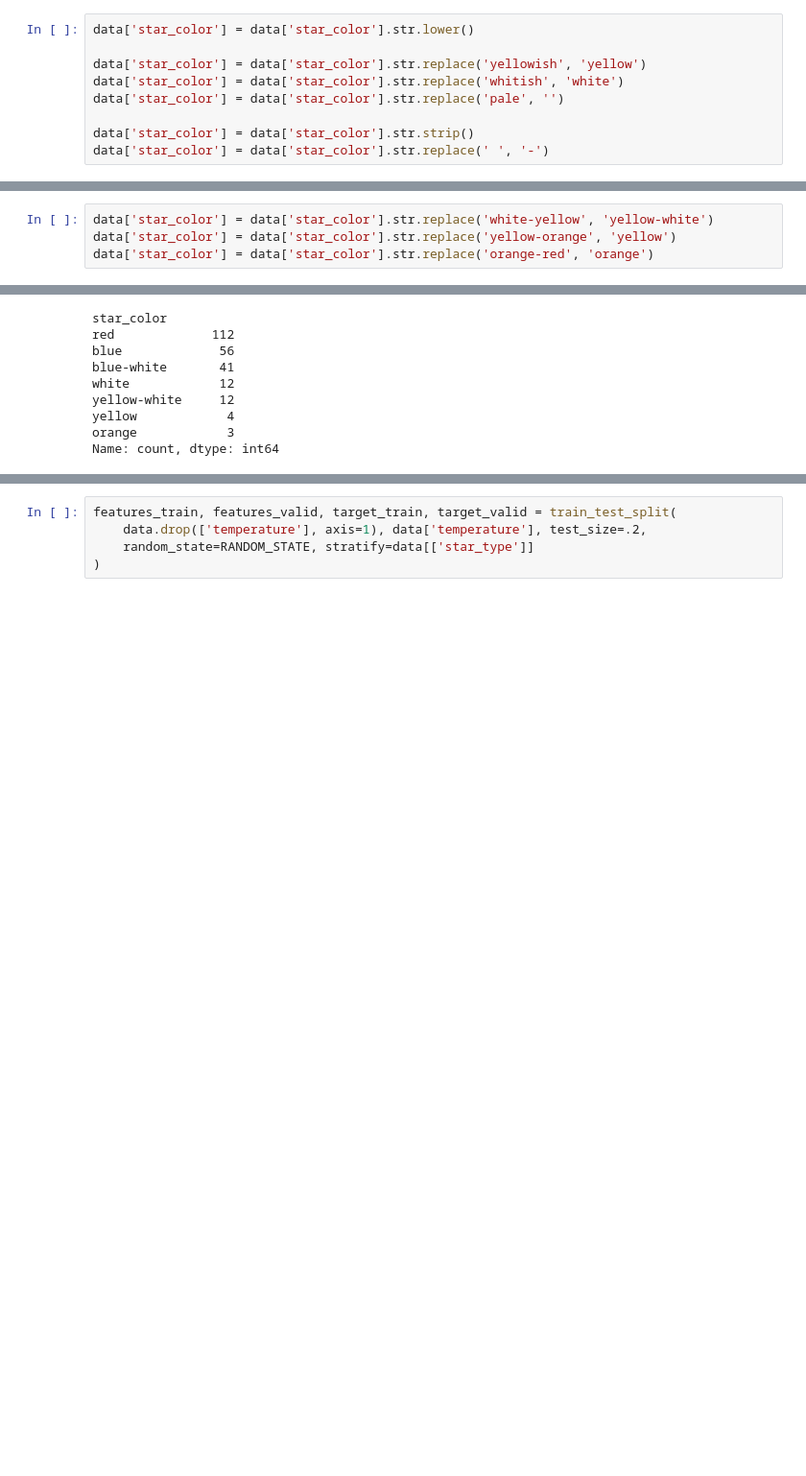
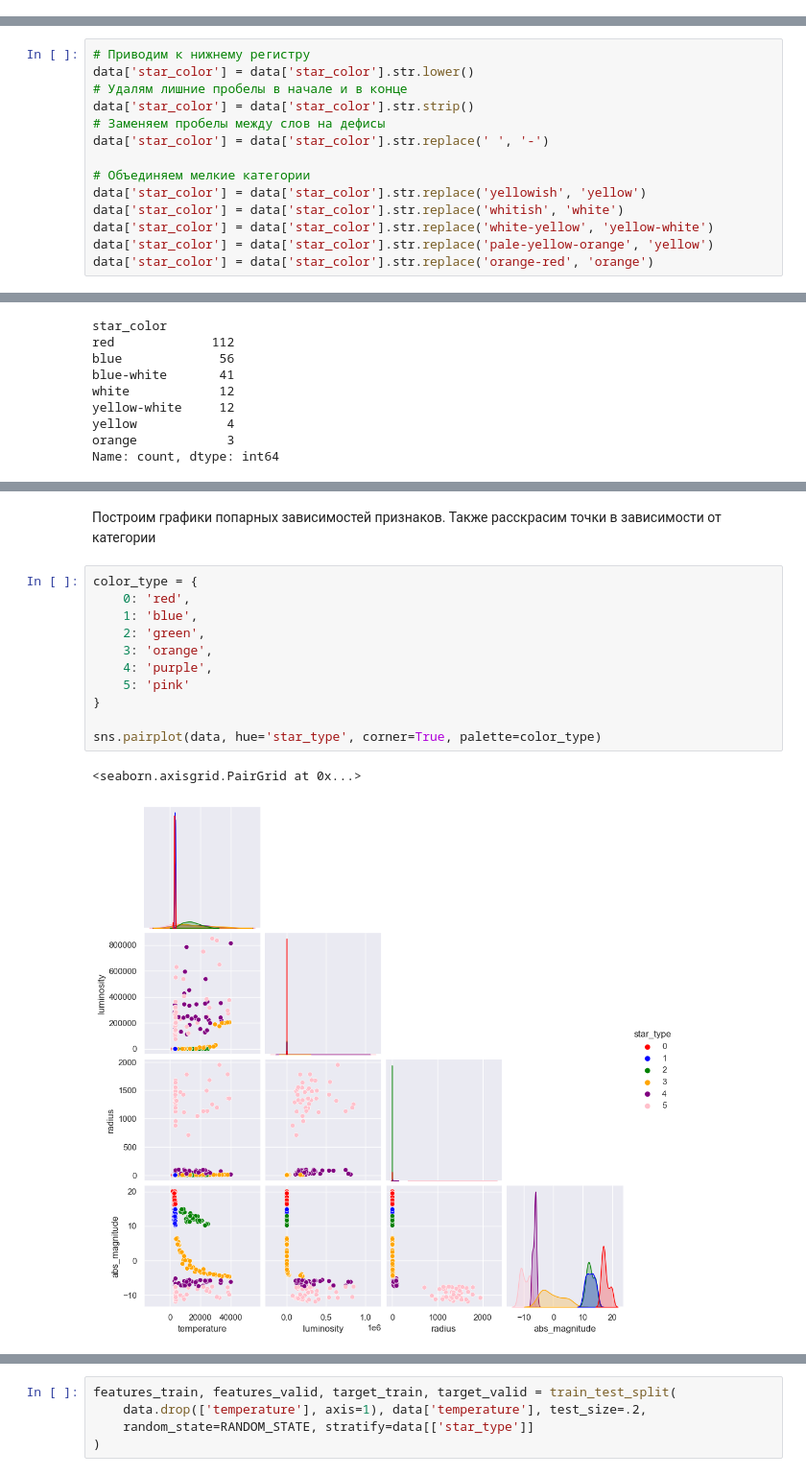
Before and after one commit to AlexanderKhasanov/temperature_stars, a Jupyter notebook: stars.ipynb, the cells around one changed output, grey strips where cells are left out. Shown at 96% size. Cells and saved outputs as stored; diff of their text form; blank space fills up the shorter version.

```diff
--- a/stars.ipynb
+++ b/stars.ipynb
@@ -51,12 +67,3 @@ data.head ()
 ProfileReport(data)
 # %% [output]
 [interactive output not drawn]
-# %%
-data['star_color'] = data['star_color'].str.lower()
-
-data['star_color'] = data['star_color'].str.replace('yellowish', 'yellow')
-data['star_color'] = data['star_color'].str.replace('whitish', 'white')
-data['star_color'] = data['star_color'].str.replace('pale', '')
-
-data['star_color'] = data['star_color'].str.strip()
-data['star_color'] = data['star_color'].str.replace(' ', '-')
@@ -78,6 +107,16 @@ Name: count, dtype: int64
 # %%
+# Приводим к нижнему регистру
+data['star_color'] = data['star_color'].str.lower()
+# Удалям лишние пробелы в начале и в конце
+data['star_color'] = data['star_color'].str.strip()
+# Заменяем пробелы между слов на дефисы
+data['star_color'] = data['star_color'].str.replace(' ', '-')
+
+# Объединяем мелкие категории
+data['star_color'] = data['star_color'].str.replace('yellowish', 'yellow')
+data['star_color'] = data['star_color'].str.replace('whitish', 'white')
 data['star_color'] = data['star_color'].str.replace('white-yellow', 'yellow-white')
-data['star_color'] = data['star_color'].str.replace('yellow-orange', 'yellow')
+data['star_color'] = data['star_color'].str.replace('pale-yellow-orange', 'yellow')
 data['star_color'] = data['star_color'].str.replace('orange-red', 'orange')
 # %%
 data['star_color'].value_counts()
@@ -98,0 +135,16 @@ sns.pairplot(data)
+# %% [markdown]
+Построим графики попарных зависимостей признаков. Также расскрасим точки в зависимости от категории
+# %%
+color_type = {
+    0: 'red',
+    1: 'blue',
+    2: 'green',
+    3: 'orange',
+    4: 'purple',
+    5: 'pink'
+}
+
+sns.pairplot(data, hue='star_type', corner=True, palette=color_type)
+# %% [output]
+<seaborn.axisgrid.PairGrid at 0x...>
+[figure, added]
```
Also changed, not shown: parts of 18 cells of this notebook.
